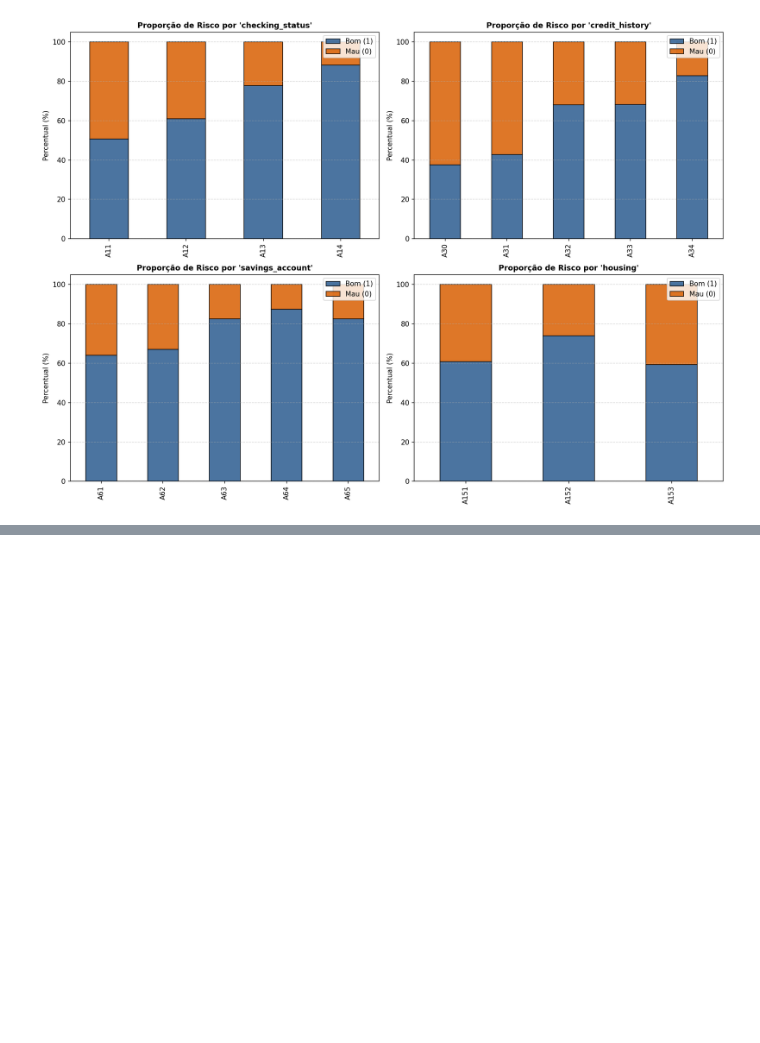
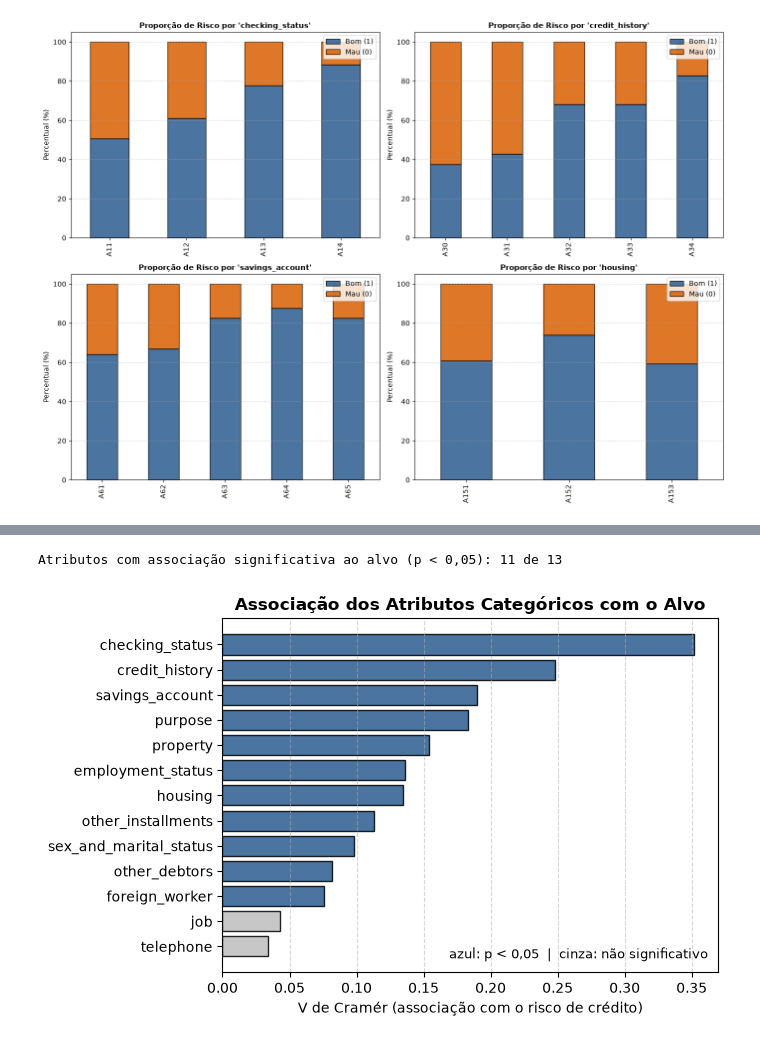
Before and after one commit to arthur-lage/trabalho_ia_2026, a Jupyter notebook: notebooks/eda.ipynb, the cells around one changed output, grey strips where cells are left out. Cells and saved outputs as stored; diff of their text form; code cells hidden in the pictures; blank space fills up the shorter version.

```diff
--- a/notebooks/eda.ipynb
+++ b/notebooks/eda.ipynb
@@ -150,12 +169,13 @@ key_num = ["duration", "amount", "age", "installment_rate"]
 for idx, col in enumerate(key_num):
     data_good = df[df["target"] == 1][col]
     data_bad = df[df["target"] == 0][col]
-    bp = axes[idx].boxplot([data_bad, data_good], labels=["Mau (0)", "Bom (1)"], patch_artist=True)
+    bp = axes[idx].boxplot([data_bad, data_good], tick_labels=["Mau (0)", "Bom (1)"], patch_artist=True)
     bp['boxes'][0].set_facecolor("#f1a340")
     bp['boxes'][1].set_facecolor("#998ec3")
     axes[idx].set_title(f"{col} por Classe", fontsize=11, fontweight="bold")
     axes[idx].grid(axis="y", linestyle="--", alpha=0.5)
 plt.tight_layout()
+plt.savefig(FIGURES_PATH / "eda_numerical_boxplots.png", dpi=300, bbox_inches="tight")
 plt.show()
 # %% [output]
 [figure]
@@ -207,0 +280,48 @@ plt.show()
+# %%
+from scipy.stats import chi2_contingency
+
+linhas, niveis = [], []
+for col in CATEGORICAL_COLS:
+    ct = pd.crosstab(df[col], df["target"])          # colunas: 0 (mau) e 1 (bom)
+    chi2, p, _, _ = chi2_contingency(ct)
+    n = ct.values.sum()
+    v = np.sqrt(chi2 / (n * (min(ct.shape) - 1)))
+    freq = df[col].value_counts(normalize=True)
+    taxa_maus = 100 * ct[0] / ct.sum(axis=1)
+    linhas.append({
+        "atributo": col,
+        "n_categorias": df[col].nunique(),
+        "categoria_dominante": freq.index[0],
+        "dominante_%": round(100 * freq.iloc[0], 1),
+        "categorias_raras(<5%)": int((freq < 0.05).sum()),
+        "menor_%_maus": round(taxa_maus.min(), 1),
+        "categoria_menor_%_maus": taxa_maus.idxmin(),
+        "maior_%_maus": round(taxa_maus.max(), 1),
+        "categoria_maior_%_maus": taxa_maus.idxmax(),
+        "cramers_v": round(v, 3),
+        "p_valor": p,
+    })
+    for cat in ct.index:
+        niveis.append({"atributo": col, "categoria": cat, "n": int(ct.loc[cat].sum()),
+                       "%_base": round(100 * ct.loc[cat].sum() / n, 1),
+                       "%_maus": round(taxa_maus[cat], 1)})
+
+df_cat = pd.DataFrame(linhas).sort_values("cramers_v", ascending=False).reset_index(drop=True)
+df_cat.to_csv(TABLES_PATH / "eda_categorical_summary.csv", index=False)
+pd.DataFrame(niveis).to_csv(TABLES_PATH / "eda_categorical_levels.csv", index=False)
+display(df_cat.drop(columns=["p_valor"]))
+print(f"Atributos com associação significativa ao alvo (p < 0,05): {(df_cat['p_valor'] < 0.05).sum()} de {len(df_cat)}")
+
+# Figura: força de associação de cada atributo categórico com o alvo
+fig, ax = plt.subplots(figsize=(7, 4.5))
+ordenado = df_cat.sort_values("cramers_v")
+cores = ["#2b5c8f" if p < 0.05 else "#bdbdbd" for p in ordenado["p_valor"]]
+ax.barh(ordenado["atributo"], ordenado["cramers_v"], color=cores, edgecolor="black", alpha=0.85)
+ax.set_xlabel("V de Cramér (associação com o risco de crédito)")
+ax.set_title("Associação dos Atributos Categóricos com o Alvo", fontsize=12, fontweight="bold")
+ax.grid(axis="x", linestyle="--", alpha=0.5)
+ax.text(0.98, 0.04, "azul: p < 0,05  |  cinza: não significativo", transform=ax.transAxes, ha="right", fontsize=9)
+plt.tight_layout()
+plt.savefig(FIGURES_PATH / "eda_categorical_cramers_v.png", dpi=300, bbox_inches="tight")
+plt.show()
+# %% [output]
@@ -207,0 +342,2 @@ plt.show()
+Atributos com associação significativa ao alvo (p < 0,05): 11 de 13
+[figure, added]
```
Also changed, not shown: parts of 18 cells of this notebook, 16 other files.
